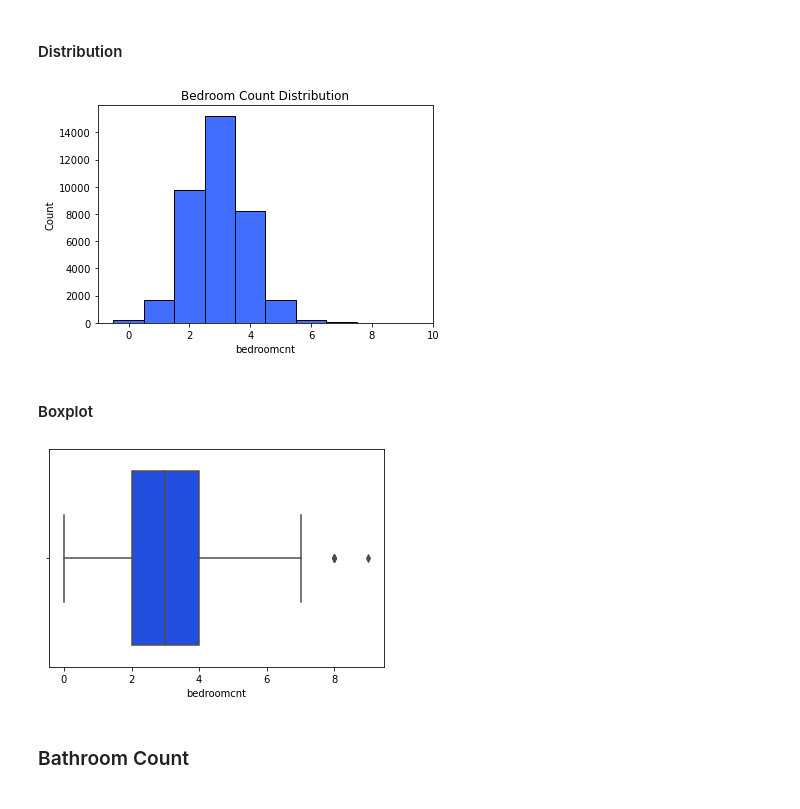
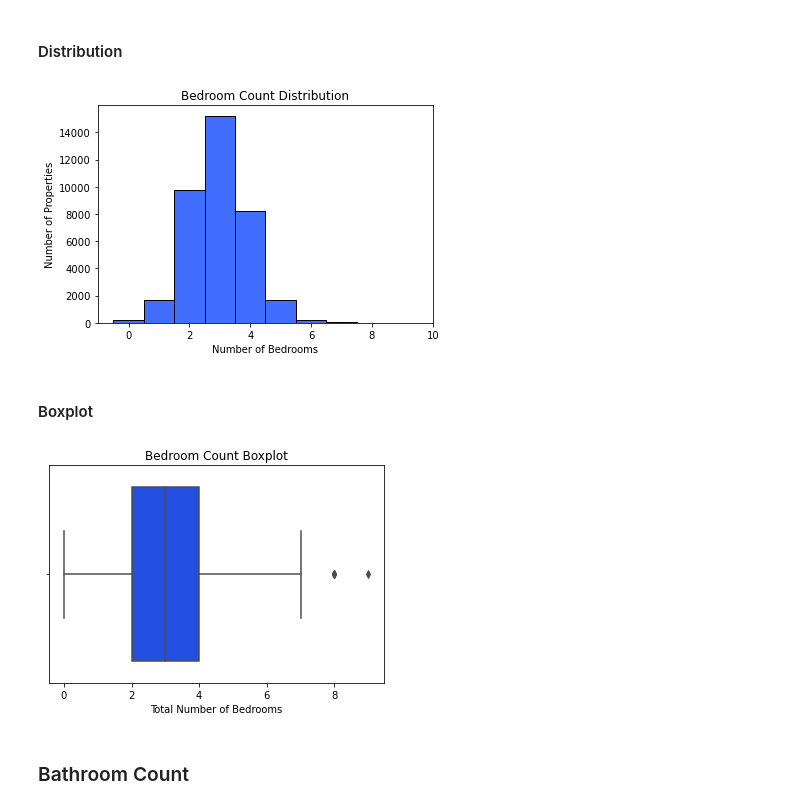
Before and after one commit to malachi-hale/Zillow-Project, a Jupyter notebook: Final_Project.ipynb, the cells around one changed output. Drawn from its saved outputs; the diff is of its cells as text; code cells hidden in the pictures.

Commit message:
updates to Zillow project

```diff
--- a/Final_Project.ipynb
+++ b/Final_Project.ipynb
@@ -128,15 +129,15 @@ sns.set_palette("bright")
 # %% [markdown]
 #### Distribution
 # %%
-bedroom_count_distribution = sns.histplot(data=zillow, x="bedroomcnt", discrete = True).set(Title = "Bedroom Count Distribution")
+bedroom_count_distribution = sns.histplot(data=zillow, x="bedroomcnt", discrete = True).set(Title = "Bedroom Count Distribution", xlabel = "Number of Bedrooms", ylabel = "Number of Properties")
 # %% [output]
-[figure, old version]
+[figure, new version]
 # %% [markdown]
 #### Boxplot
 # %%
-bedroom_count_boxplot = sns.boxplot(x=zillow["bedroomcnt"])
+bedroom_count_boxplot = sns.boxplot(x=zillow["bedroomcnt"]).set(Title = "Bedroom Count Boxplot", xlabel = "Total Number of Bedrooms")
 # %% [output]
-[figure, old version]
+[figure, new version]
 # %% [markdown]
 ### Bathroom Count
 # %% [markdown]
```
Also changed, not shown: parts of 13 cells of this notebook.
